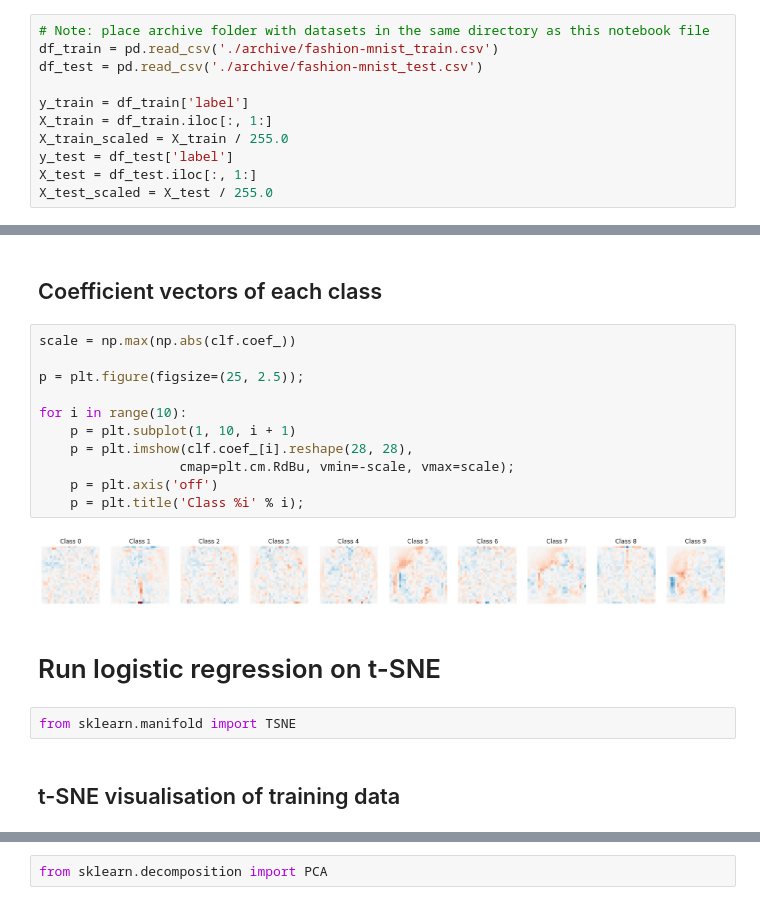
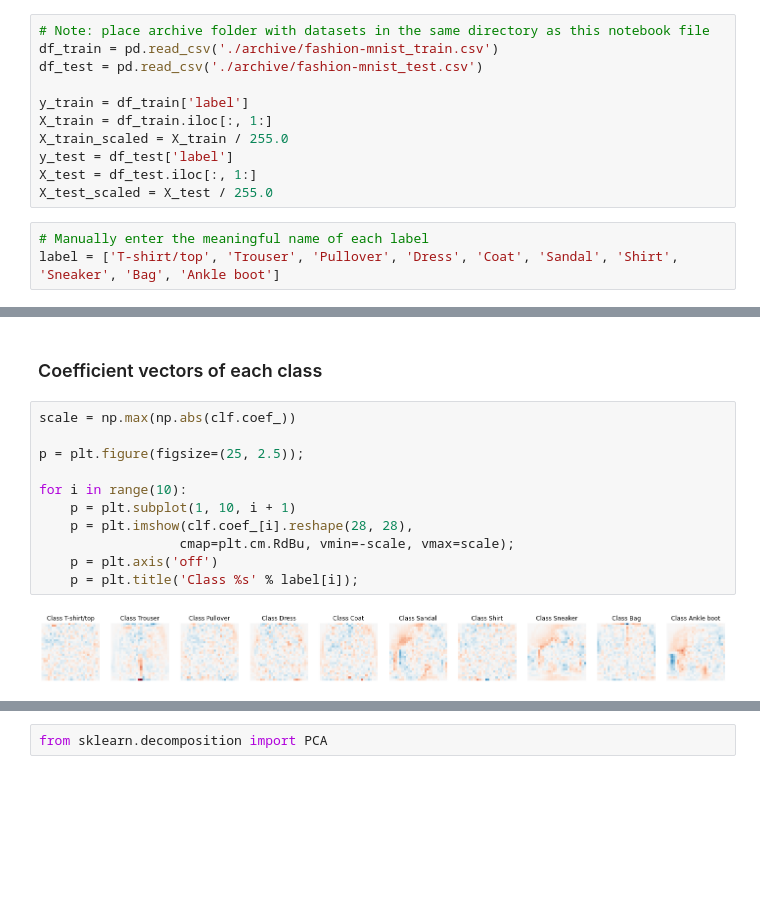
Before and after one commit to NUS-CS3244-AY2122S1-T42-Project/FashionMNIST, a Jupyter notebook: logistic_regression.ipynb, the cells around one changed output, grey strips where cells are left out. Drawn from its saved outputs; the diff is of its cells as text; blank space fills up the shorter version.

```diff
--- a/logistic_regression.ipynb
+++ b/logistic_regression.ipynb
@@ -22,3 +21,6 @@ X_train_scaled = X_train / 255.0
 y_test = df_test['label']
 X_test = df_test.iloc[:, 1:]
 X_test_scaled = X_test / 255.0
+# %%
+# Manually enter the meaningful name of each label
+label = ['T-shirt/top', 'Trouser', 'Pullover', 'Dress', 'Coat', 'Sandal', 'Shirt', 'Sneaker', 'Bag', 'Ankle boot']
@@ -44,22 +50,16 @@ print(precision_recall_fscore_support(y_test, y_pred, average=None))
       dtype=int64))
 # %% [markdown]
-## Coefficient vectors of each class
+### Coefficient vectors of each class
 # %%
 scale = np.max(np.abs(clf.coef_))
 
 p = plt.figure(figsize=(25, 2.5));
 
 for i in range(10):
     p = plt.subplot(1, 10, i + 1)
     p = plt.imshow(clf.coef_[i].reshape(28, 28),
                   cmap=plt.cm.RdBu, vmin=-scale, vmax=scale);
     p = plt.axis('off')
-    p = plt.title('Class %i' % i);
+    p = plt.title('Class %s' % label[i]);
 # %% [output]
-[figure, old version]
+[figure, new version]
-# %% [markdown]
-# Run logistic regression on t-SNE
-# %%
-from sklearn.manifold import TSNE
-# %% [markdown]
-## t-SNE visualisation of training data
```
Also changed, not shown: parts of 69 cells of this notebook, 1 other file.
